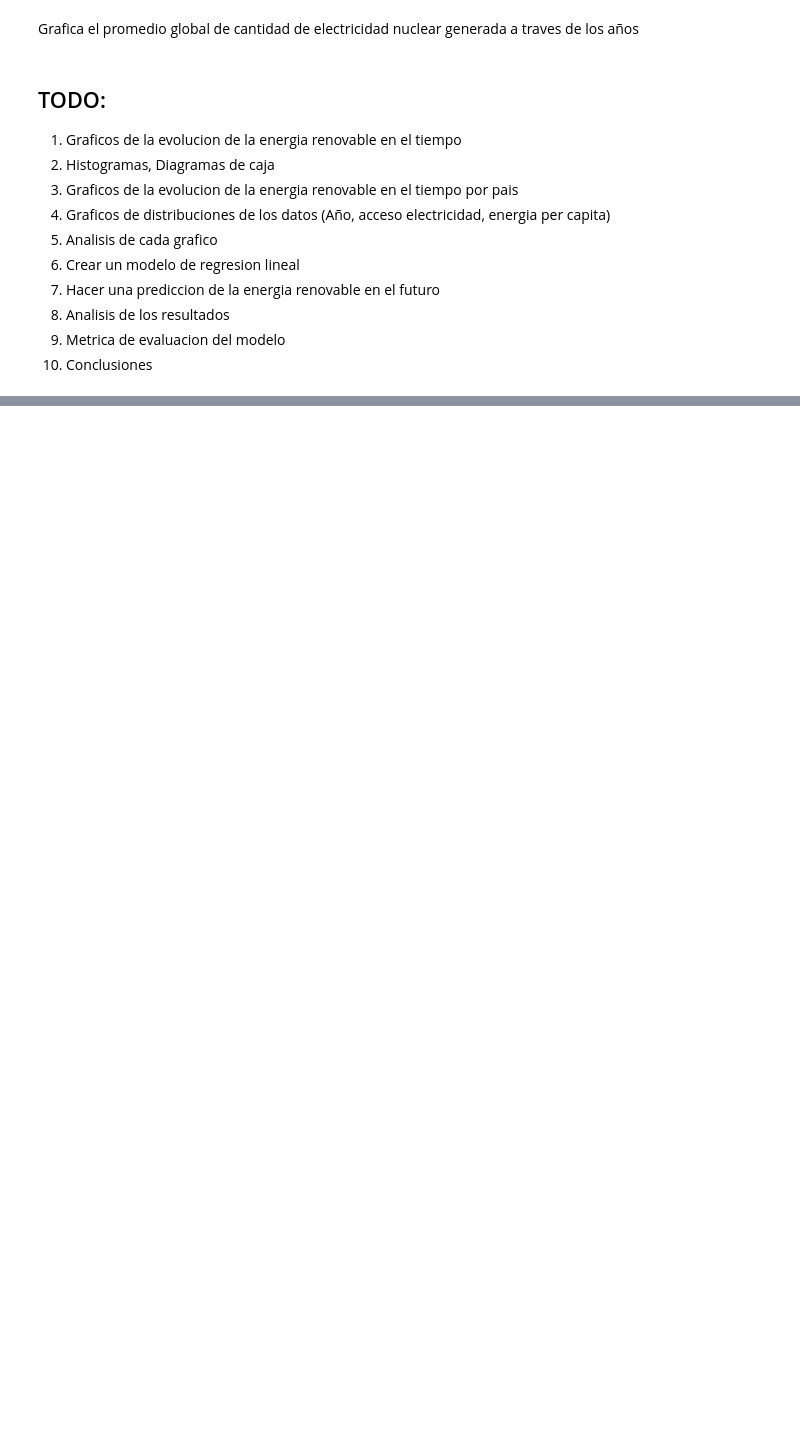
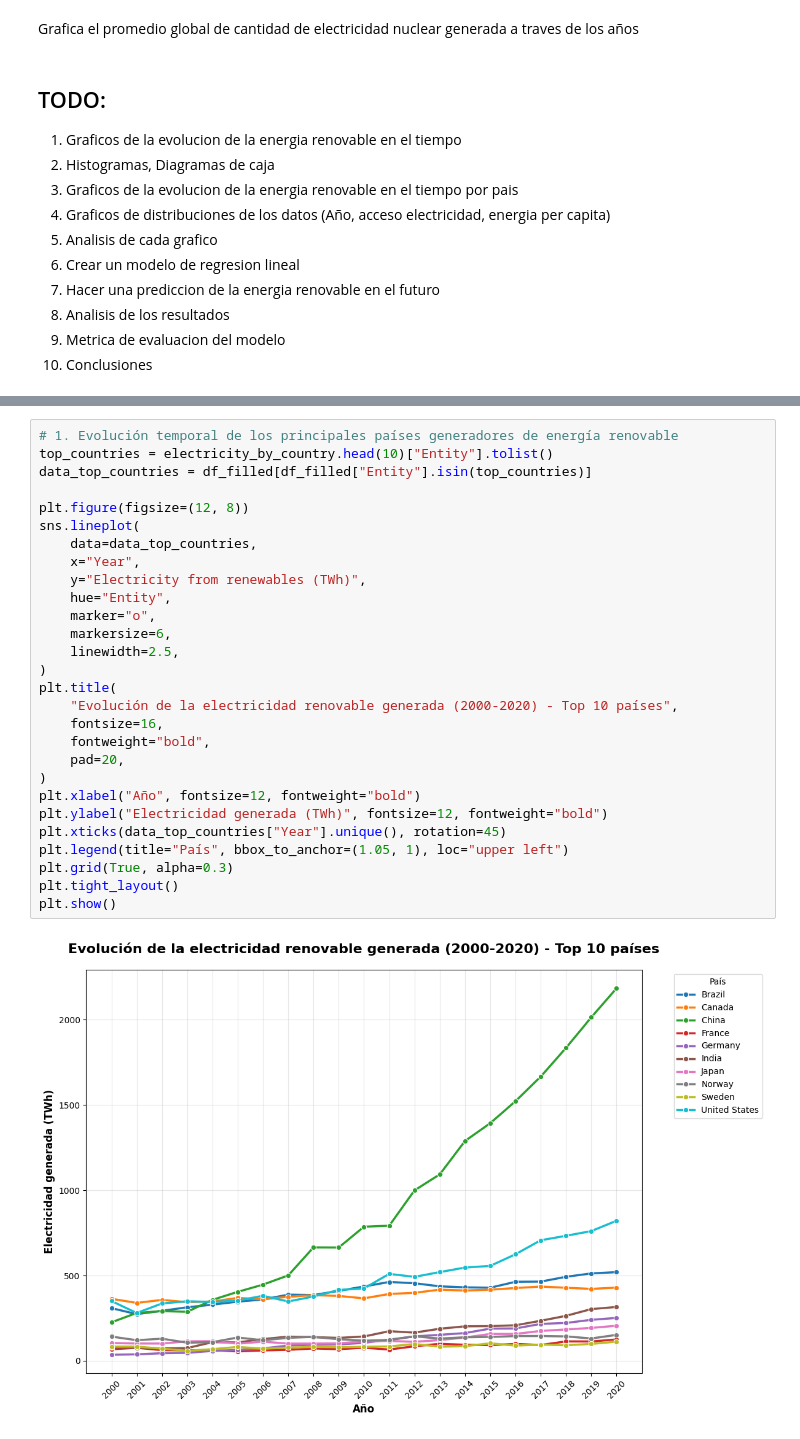
Before and after one commit to juanejd/prediction-model-renewable-energy, a Jupyter notebook: ADA_ML_LR.ipynb, the cells around one changed output, grey strips where cells are left out. Saved outputs shown, nothing was run; the diff lists cells and outputs as text; blank space fills up the shorter version.

```diff
--- a/ADA_ML_LR.ipynb
+++ b/ADA_ML_LR.ipynb
@@ -425,0 +509,30 @@ Grafica el promedio global de cantidad de electricidad nuclear generada a traves
+# %%
+# 1. Evolución temporal de los principales países generadores de energía renovable
+top_countries = electricity_by_country.head(10)["Entity"].tolist()
+data_top_countries = df_filled[df_filled["Entity"].isin(top_countries)]
+
+plt.figure(figsize=(12, 8))
+sns.lineplot(
+    data=data_top_countries,
+    x="Year",
+    y="Electricity from renewables (TWh)",
+    hue="Entity",
+    marker="o",
+    markersize=6,
+    linewidth=2.5,
+)
+plt.title(
+    "Evolución de la electricidad renovable generada (2000-2020) - Top 10 países",
+    fontsize=16,
+    fontweight="bold",
+    pad=20,
+)
+plt.xlabel("Año", fontsize=12, fontweight="bold")
+plt.ylabel("Electricidad generada (TWh)", fontsize=12, fontweight="bold")
+plt.xticks(data_top_countries["Year"].unique(), rotation=45)
+plt.legend(title="País", bbox_to_anchor=(1.05, 1), loc="upper left")
+plt.grid(True, alpha=0.3)
+plt.tight_layout()
+plt.show()
+# %% [output]
+[figure, added]
```
Also changed, not shown: parts of 5 cells of this notebook.
